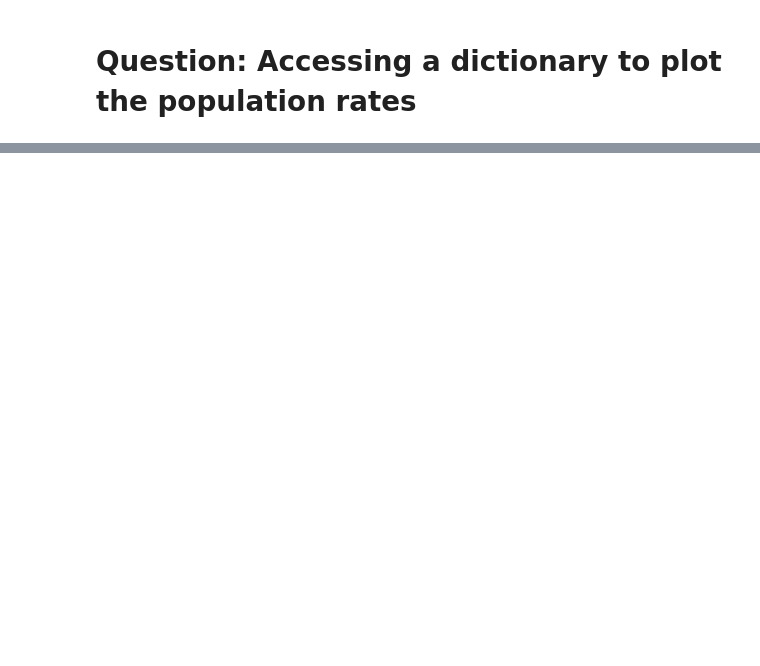
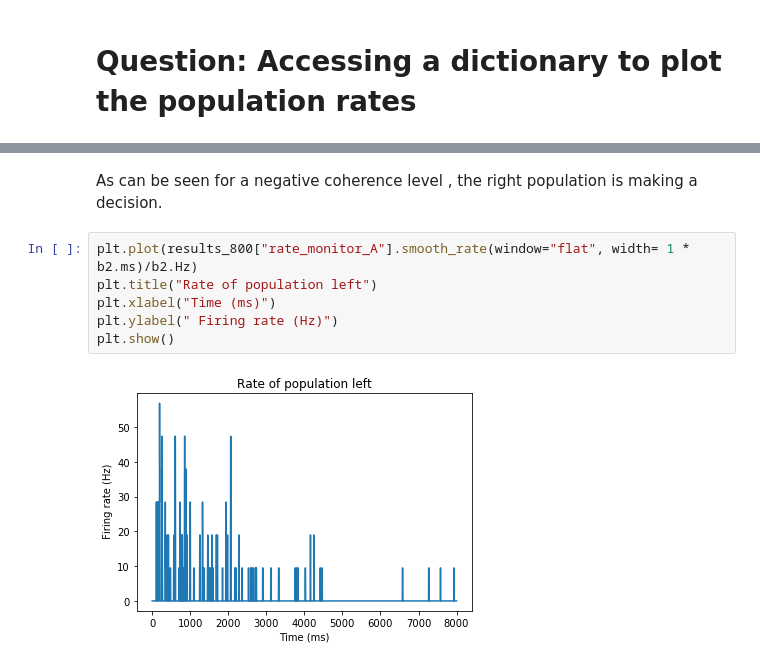
Before and after one commit to SudeshnaBora/Time-Integration-in-Perceptual-Decision-Making, a Jupyter notebook: code/Assignment_Leonard_Sudeshna.ipynb, the cells around one changed output, grey strips where cells are left out. Saved outputs shown, nothing was run; the diff lists cells and outputs as text; blank space fills up the shorter version.

```diff
--- a/code/Assignment_Leonard_Sudeshna.ipynb
+++ b/code/Assignment_Leonard_Sudeshna.ipynb
@@ -80,0 +101,10 @@ plt.show()
+# %% [markdown]
+As can be seen for a negative coherence level , the right population is making a decision.
+# %%
+plt.plot(results_800["rate_monitor_A"].smooth_rate(window="flat", width= 1 * b2.ms)/b2.Hz)
+plt.title("Rate of population left")
+plt.xlabel("Time (ms)")
+plt.ylabel(" Firing rate (Hz)")
+plt.show()
+# %% [output]
+[figure, added]
```
Also changed, not shown: parts of 64 cells of this notebook, 28 other files.
